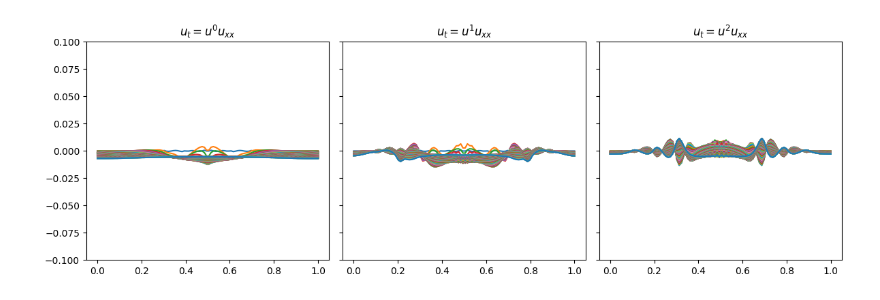
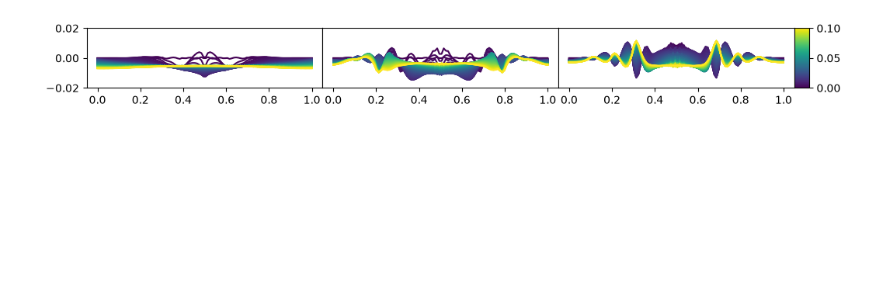
Before and after one commit to c-earth/TNPDE, a Jupyter notebook: 07_diffusion.ipynb, the cells around one changed output. Saved outputs shown, nothing was run; the diff lists cells and outputs as text; code cells hidden in the pictures; blank space fills up the shorter version.

```diff
--- a/07_diffusion.ipynb
+++ b/07_diffusion.ipynb
@@ -30,12 +30,3 @@ e = np.array(range(101))/1000
 y_0 = solve_ivp(dxdxu, r, y0, t_eval = e)
 y_1 = solve_ivp(udxdxu, r, y0, t_eval = e)
 y_2 = solve_ivp(uudxdxu, r, y0, t_eval = e)
-# %%
-import matplotlib.pyplot as plt
-
-fig, axs = plt.subplots(1, 3, sharey = True, sharex = True, figsize = (12, 4))
-for i, (ax, y) in enumerate(zip(axs.ravel(), [y_0, y_1, y_2])):
-    ax.plot(x, y.y)
-    ax.set_title(rf'$u_t=u^{i}u_{{xx}}$')
-fig.tight_layout()
-fig.show()
@@ -81,7 +92,8 @@ rep = np.broadcast_to(rep[..., None, None], rep.shape + (bond_order,) * (basis.d
 states = TensorUnit(rep.copy(), len(rep.shape) - basis.d - 2, [1] * (basis.d + 1), 0)
 
 all_reps = [[states.tensor[..., 0, 0].copy()], [states.tensor[..., 0, 0].copy()], [states.tensor[..., 0, 0].copy()]]
-for reps, pde in zip(all_reps, [pde_dxdxu, pde_udxdxu, pde_uudxdxu]):
+for j, (reps, pde) in enumerate(zip(all_reps, [pde_dxdxu, pde_udxdxu, pde_uudxdxu])):
+    print(j)
     for i in range(100):
         pde_operators, pde_power =  tn.get_operators_from_pde(pde.pde, delta, states.copy())
         tn.set_states(states, bond_order)
@@ -94,11 +109,17 @@ for reps, pde in zip(all_reps, [pde_dxdxu, pde_udxdxu, pde_uudxdxu]):
 # %%
 x = np.linspace(0, 1, 100)
 
-fig, axs = plt.subplots(1, 3, sharey = True, sharex = True, figsize = (12, 4))
+fig, axs = plt.subplots(1, 4, sharey = False, sharex = False, figsize = (12, 4), width_ratios = [0.32, 0.32, 0.32, 0.02])
+fig.subplots_adjust(wspace = 0)
 for i, (ax, reps) in enumerate(zip(axs.ravel(), all_reps)):
     for rep in reps:
         ax.plot(x, fe.rep2fun(rep)(x))
-    ax.set_title(rf'$u_t=u^{i}u_{{xx}}$')
-fig.tight_layout()
-fig.show()
+    if i != 0:
+        ax.tick_params(labelleft = False, left = False)
+
+colormap = mpl.colormaps['viridis']
+sm = plt.cm.ScalarMappable(cmap = colormap)
+sm.set_clim(vmin = 0, vmax = 0.1)
+fig.colorbar(sm, cax = axs[-1])
+fig.savefig('diffuse_tn.png', dpi = 400)
 # %% [output]
@@ -106,13 +127,18 @@ fig.show()
 # %%
-fig, axs = plt.subplots(1, 3, sharey = True, sharex = True, figsize = (12, 4))
+fig, axs = plt.subplots(1, 4, sharey = False, sharex = False, figsize = (12, 1), width_ratios = [0.32, 0.32, 0.32, 0.02])
+fig.subplots_adjust(wspace = 0)
 for i, (ax, reps, y) in enumerate(zip(axs.ravel(), all_reps, [y_0, y_1, y_2])):
     for j, rep in enumerate(reps):
         dy = fe.rep2fun(rep)(x) - y.y[..., j]
         ax.plot(x, dy)
-    ax.set_title(rf'$u_t=u^{i}u_{{xx}}$')
-    ax.set_ylim(-0.1, 0.1)
-fig.tight_layout()
-fig.show()
+    if i != 0:
+        ax.tick_params(labelleft = False, left = False)
+    ax.set_ylim(-0.02, 0.02)
+colormap = mpl.colormaps['viridis']
+sm = plt.cm.ScalarMappable(cmap = colormap)
+sm.set_clim(vmin = 0, vmax = 0.1)
+fig.colorbar(sm, cax = axs[-1])
+fig.savefig('diffuse_diff.png', dpi = 400)
 # %% [output]
-[figure, old version]
+[figure, new version]
 # %%
```
Also changed, not shown: parts of 5 cells of this notebook, 1 other file.
